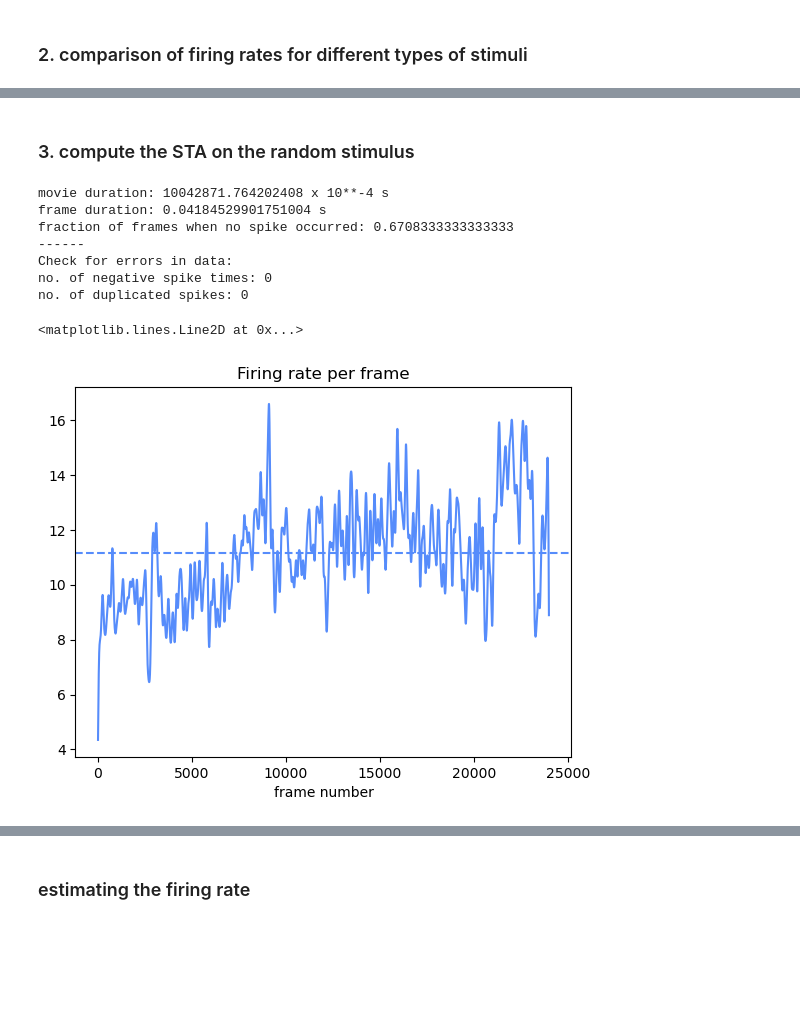
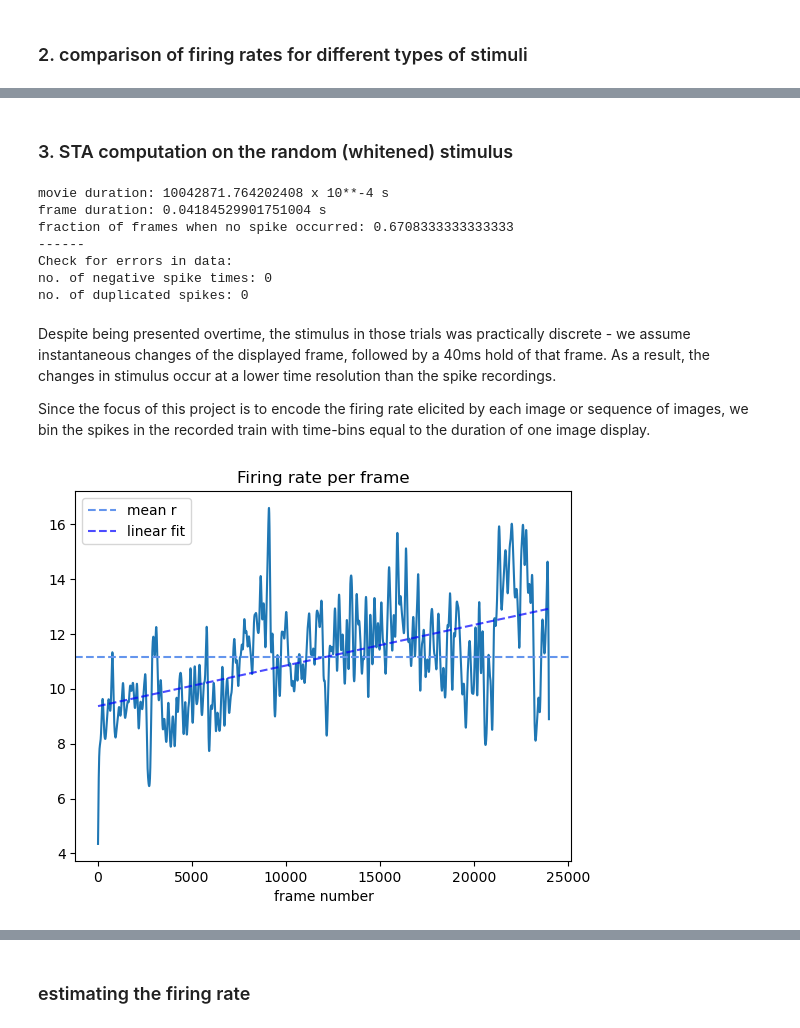
Before and after one commit to alessandrodipiano/neural_encoding, a Jupyter notebook: 2d_clean.ipynb, the cells around one changed output, grey strips where cells are left out. Saved outputs shown, nothing was run; the diff lists cells and outputs as text; code cells hidden in the pictures; blank space fills up the shorter version.

```diff
--- a/2d_clean.ipynb
+++ b/2d_clean.ipynb
@@ -164,2 +173,2 @@ The firing rate in response to random phase stimulus is significantly lower than
 # %% [markdown]
-### 3. compute the STA on the random stimulus
+### 3. STA computation on the random (whitened) stimulus
@@ -223,17 +214,27 @@ fraction of frames when no spike occurred: 0.6708333333333333
 Check for errors in data:
 no. of negative spike times: 0
 no. of duplicated spikes: 0
+# %% [markdown]
+Despite being presented overtime, the stimulus in those trials was practically discrete - we assume instantaneous changes of the displayed frame, followed by a 40ms hold of that frame. As a result, the changes in stimulus occur at a lower time resolution than the spike recordings.
+
+Since the focus of this project is to encode the firing rate elicited by each image or sequence of images, we bin the spikes in the recorded train with time-bins equal to the duration of one image display.
 # %%
 # compute the firing rate when binning by frame
 
 t, r, counts = gaussian_rate_convolution(spike_times/10000, 0, movie_duration/10000, frame_duration, 2)
 new_t = np.arange(24000)
 plt.plot(r)
 plt.xlabel("frame number")
 plt.title("Firing rate per frame")
 
+# find the linear trend
+x = np.arange(len(r))
+coeff_r = np.polyfit(x, r, 1) # line= 1st degree polynomial
+line_r = np.polyval(coeff_r, x)
+
 mean_r = r.mean()
-plt.axhline(mean_r, linestyle="--")
+plt.axhline(mean_r, linestyle="--", label='mean r', color='cornflowerblue')
+plt.plot(line_r, label='linear fit', color='blue', linestyle='--', alpha=0.7)
+plt.legend();
 # %% [output]
-<matplotlib.lines.Line2D at 0x...>
-[figure, old version]
+[figure, new version]
```
Also changed, not shown: parts of 24 cells of this notebook.
